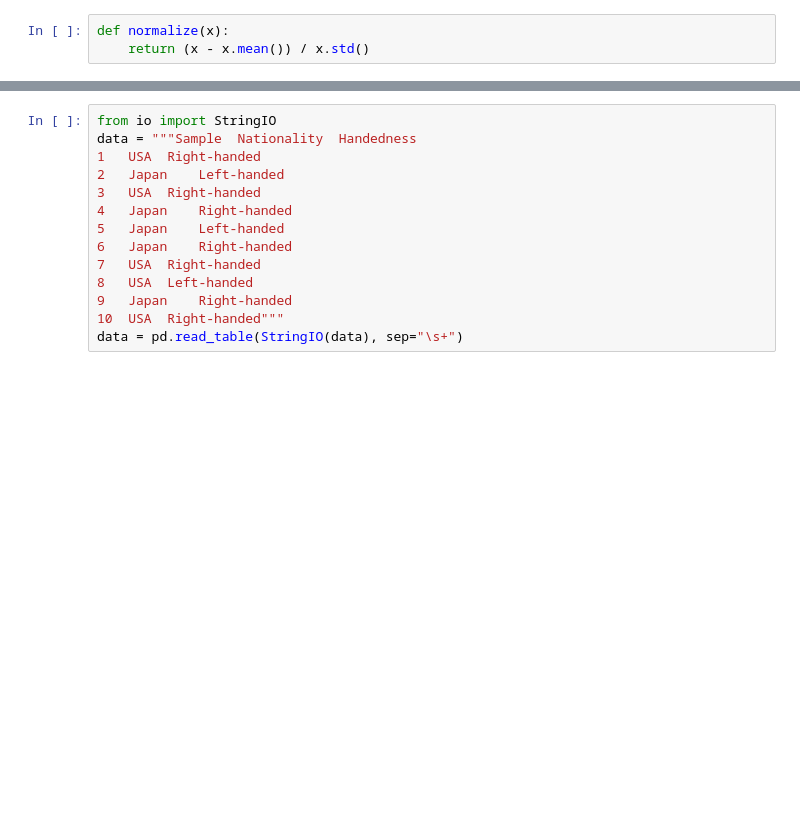
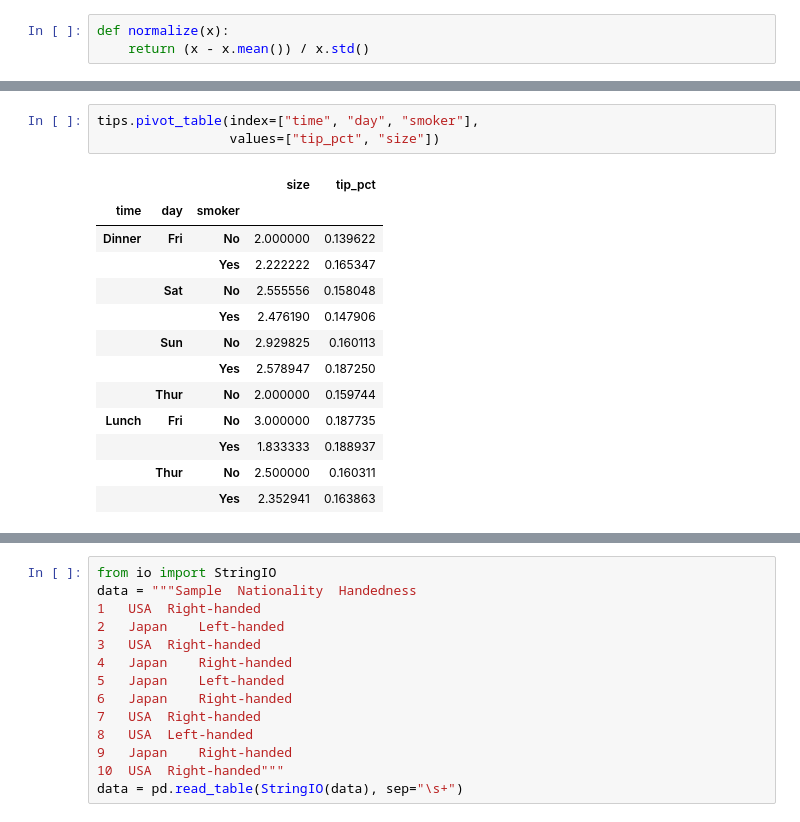
Before and after one commit to yigangzhang/pydata-book, a Jupyter notebook: ch10.ipynb, the cells around one changed output, grey strips where cells are left out. Cells and saved outputs as stored; diff of their text form; blank space fills up the shorter version.

```diff
--- a/ch10.ipynb
+++ b/ch10.ipynb
@@ -1164,0 +1386,17 @@ tips.pivot_table(index=["day", "smoker"],
+# %%
+tips.pivot_table(index=["time", "day", "smoker"],
+                 values=["tip_pct", "size"])
+# %% [output]
+|  |  |  | size | tip_pct |
+| time | day | smoker |  |  |
+| Dinner | Fri | No | 2.000000 | 0.139622 |
+|  |  | Yes | 2.222222 | 0.165347 |
+|  | Sat | No | 2.555556 | 0.158048 |
+|  |  | Yes | 2.476190 | 0.147906 |
+|  | Sun | No | 2.929825 | 0.160113 |
+|  |  | Yes | 2.578947 | 0.187250 |
+|  | Thur | No | 2.000000 | 0.159744 |
+| Lunch | Fri | No | 3.000000 | 0.187735 |
+|  |  | Yes | 1.833333 | 0.188937 |
+|  | Thur | No | 2.500000 | 0.160311 |
+|  |  | Yes | 2.352941 | 0.163863 |
```
Also changed, not shown: parts of 30 cells of this notebook, 1 other file.
